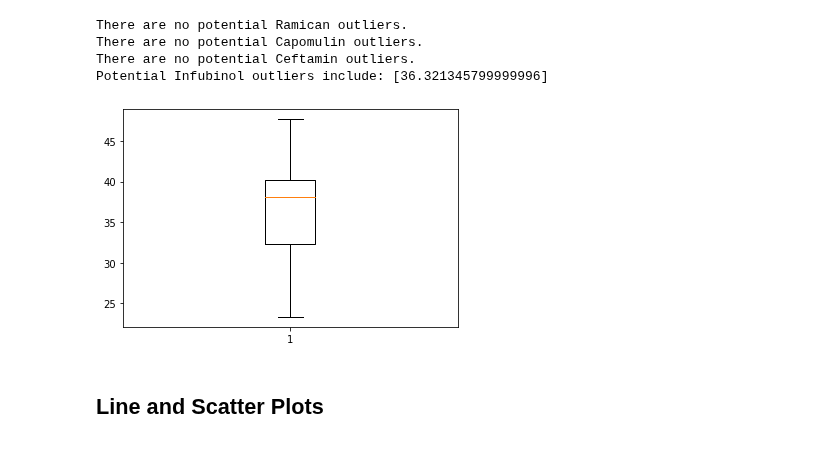
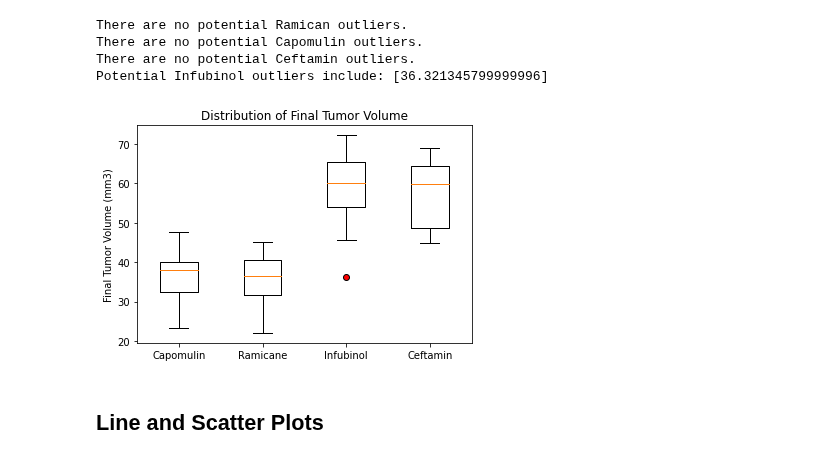
Before and after one commit to rebekahcallkacz/matplotlib-challenge, a Jupyter notebook: Pymaceuticals/main.ipynb, the cells around one changed output. Drawn from its saved outputs; the diff is of its cells as text; code cells hidden in the pictures.

Commit message:
finalize boxplots

```diff
--- a/Pymaceuticals/main.ipynb
+++ b/Pymaceuticals/main.ipynb
@@ -271,12 +271,17 @@ There are no potential Ceftamin outliers.
 Potential Infubinol outliers include: [36.321345799999996]
 # %%
 # Generate a box plot of the final tumor volume of each mouse across four regimens of interest
-treatments = ['Ramicane', 'Capomulin', 'Ceftamin', 'Infubinol']
+treatments = ['Capomulin', 'Ramicane', 'Infubinol', 'Ceftamin']
 
-plt.boxplot(capomulin_final)
+outlier_format = dict(markerfacecolor='r', marker='o')
+plt.boxplot([capomulin_final, ramicane_final, infubinol_final, ceftamin_final], flierprops=outlier_format)
+plt.title('Distribution of Final Tumor Volume')
+plt.ylabel('Final Tumor Volume (mm3)')
+plt.xticks([1, 2, 3, 4], treatments)
+
 plt.show()
 # %% [output]
-[figure, old version]
+[figure, new version]
 # %% [markdown]
 ## Line and Scatter Plots
 # %%
```
